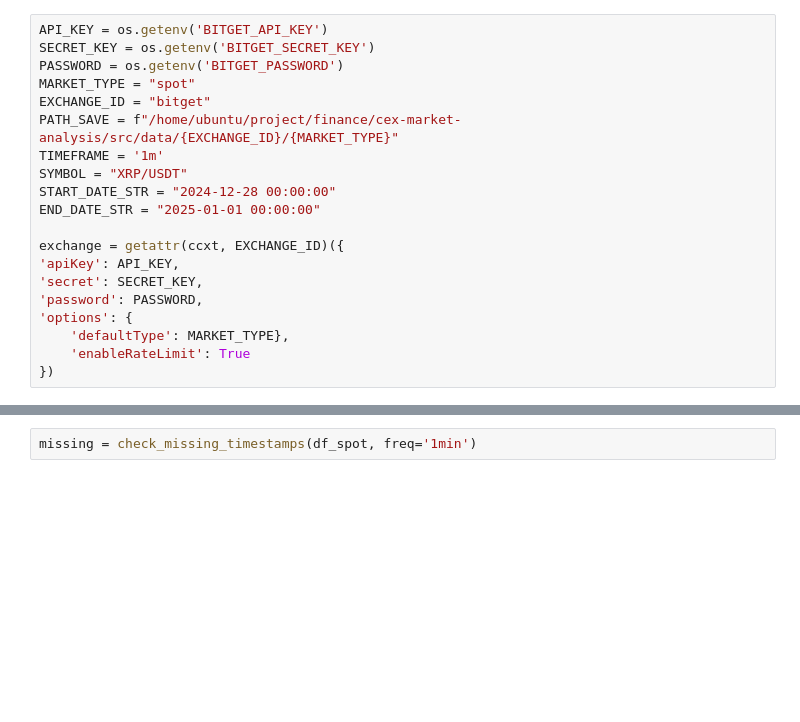
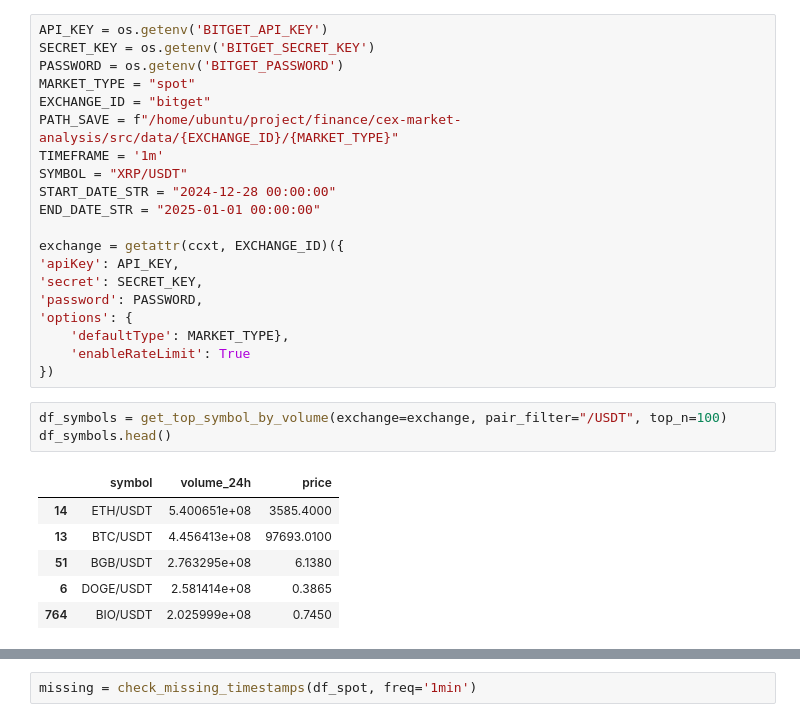
Before and after one commit to sebastien-tetaud/cex-market-analysis, a Jupyter notebook: src/notebooks/fetch_spot.ipynb, the cells around one changed output, grey strips where cells are left out. Saved outputs shown, nothing was run; the diff lists cells and outputs as text; blank space fills up the shorter version.

```diff
--- a/src/notebooks/fetch_spot.ipynb
+++ b/src/notebooks/fetch_spot.ipynb
@@ -48,6 +47,16 @@ exchange = getattr(ccxt, EXCHANGE_ID)({
     'defaultType': MARKET_TYPE},
     'enableRateLimit': True
 })
+# %%
+df_symbols = get_top_symbol_by_volume(exchange=exchange, pair_filter="/USDT", top_n=100)
+df_symbols.head()
+# %% [output]
+|  | symbol | volume_24h | price |
+| 14 | ETH/USDT | 5.400651e+08 | 3585.4000 |
+| 13 | BTC/USDT | 4.456413e+08 | 97693.0100 |
+| 51 | BGB/USDT | 2.763295e+08 | 6.1380 |
+| 6 | DOGE/USDT | 2.581414e+08 | 0.3865 |
+| 764 | BIO/USDT | 2.025999e+08 | 0.7450 |
 # %%
 from utils.general import OHLCVScraper
 
```
Also changed, not shown: parts of 10 cells of this notebook.
